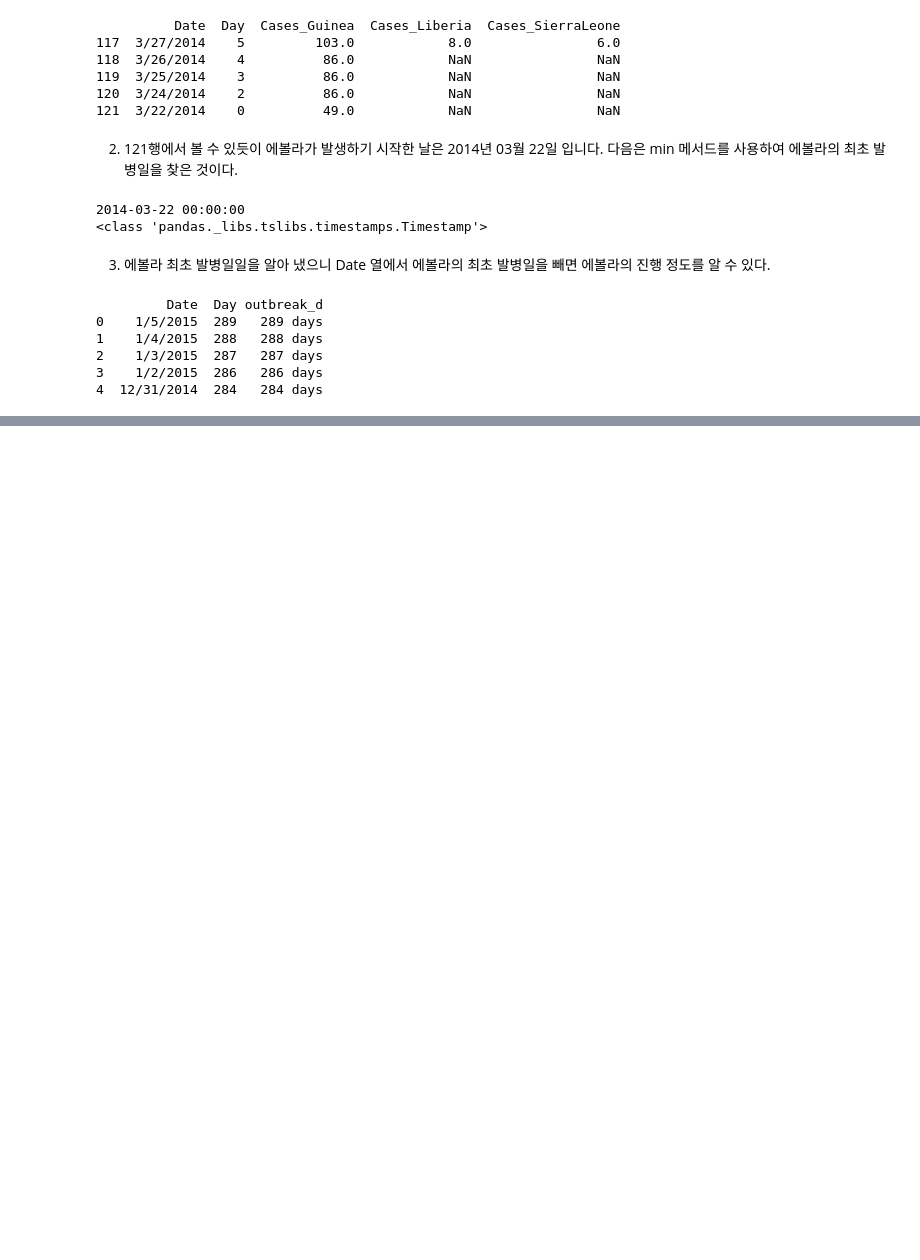
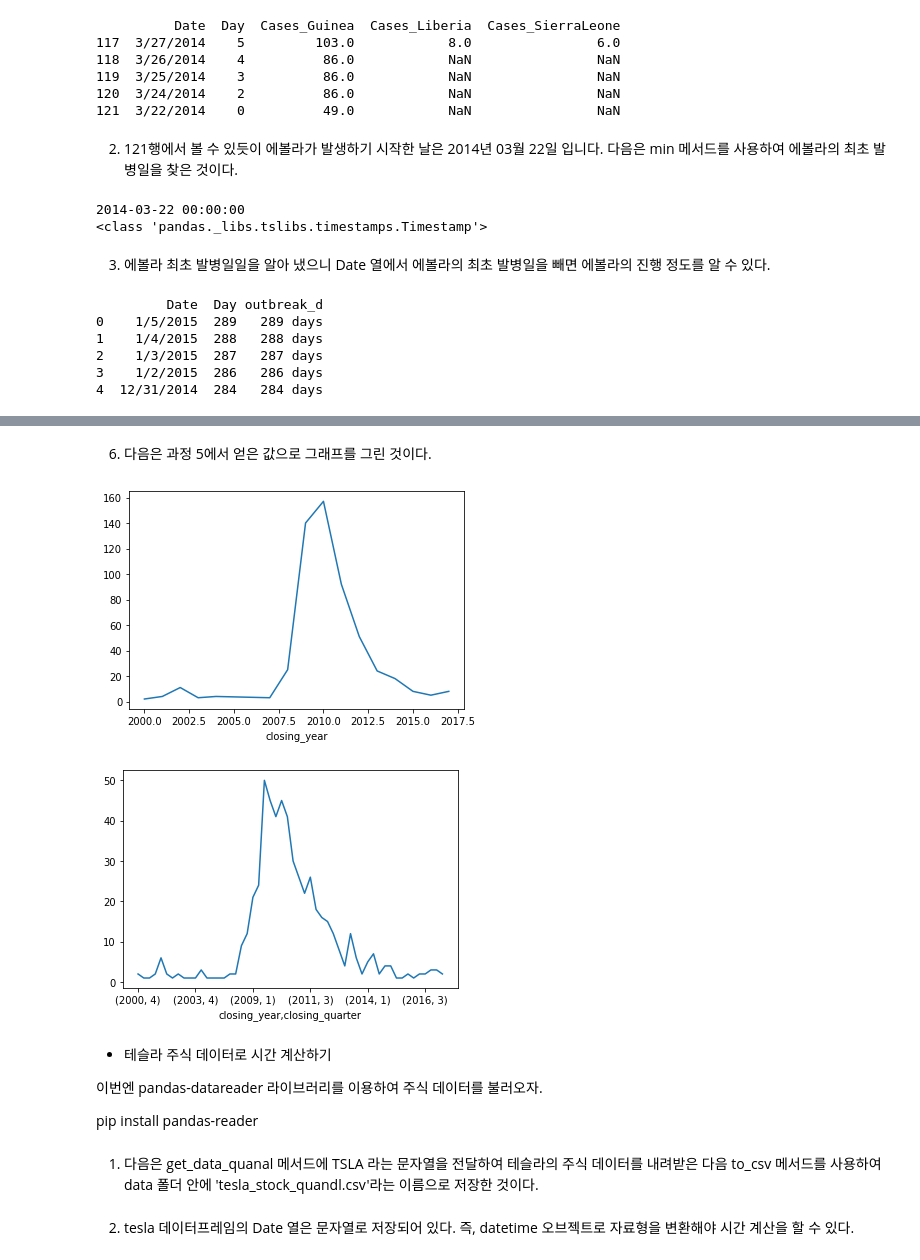
Before and after one commit to jaeyoon89/doit_pandas_study, a Jupyter notebook: ch12_pandas_timeseries_#2.ipynb, the cells around one changed output, grey strips where cells are left out. Cells and saved outputs as stored; diff of their text form; code cells hidden in the pictures; blank space fills up the shorter version.

Commit message:
pandas_timeseries_final

```diff
--- a/ch12_pandas_timeseries_#2.ipynb
+++ b/ch12_pandas_timeseries_#2.ipynb
@@ -44,0 +69,6 @@ print(ebola[['Date', 'Day', 'outbreak_d']].head())
+# %%
+banks_no_dates = pd.read_csv('C:/Users/이재윤/doit_pandas/data/banklist.csv')
+print(banks_no_dates.info())
+
+banks = pd.read_csv('C:/Users/이재윤/doit_pandas/data/banklist.csv', parse_dates=[5,6])
+print(banks.info())
@@ -44,0 +123,3 @@ print(ebola[['Date', 'Day', 'outbreak_d']].head())
+# %%
+closing_year = banks.groupby(['closing_year']).size()
+print(closing_year)
@@ -44,0 +147,3 @@ print(ebola[['Date', 'Day', 'outbreak_d']].head())
+# %%
+closing_year_q = banks.groupby(['closing_year', 'closing_quarter']).size()
+print(closing_year_q)
@@ -44,0 +168,26 @@ print(ebola[['Date', 'Day', 'outbreak_d']].head())
+# %% [markdown]
+6) 다음은 과정 5에서 얻은 값으로 그래프를 그린 것이다.
+# %%
+import matplotlib.pyplot as plt
+
+fig, ax = plt.subplots()
+
+ax = closing_year.plot()
+plt.show()
+
+fig, ax = plt.subplots()
+ax = closing_year_q.plot()
+plt.show()
+# %% [output]
+[figure, added]
+[figure, added]
+# %% [markdown]
+- 테슬라 주식 데이터로 시간 계산하기
+
+
+이번엔 pandas-datareader 라이브러리를 이용하여 주식 데이터를 불러오자.
+
+
+pip install pandas-reader
+# %% [markdown]
+1) 다음은 get_data_quanal 메서드에 TSLA 라는 문자열을 전달하여 테슬라의 주식 데이터를 내려받은 다음 to_csv 메서드를 사용하여 data 폴더 안에 'tesla_stock_quandl.csv'라는 이름으로 저장한 것이다.
@@ -44,0 +201,2 @@ print(ebola[['Date', 'Day', 'outbreak_d']].head())
+# %% [markdown]
+2) tesla 데이터프레임의 Date 열은 문자열로 저장되어 있다. 즉, datetime 오브젝트로 자료형을 변환해야 시간 계산을 할 수 있다.
```
Also changed, not shown: parts of 67 cells of this notebook.
